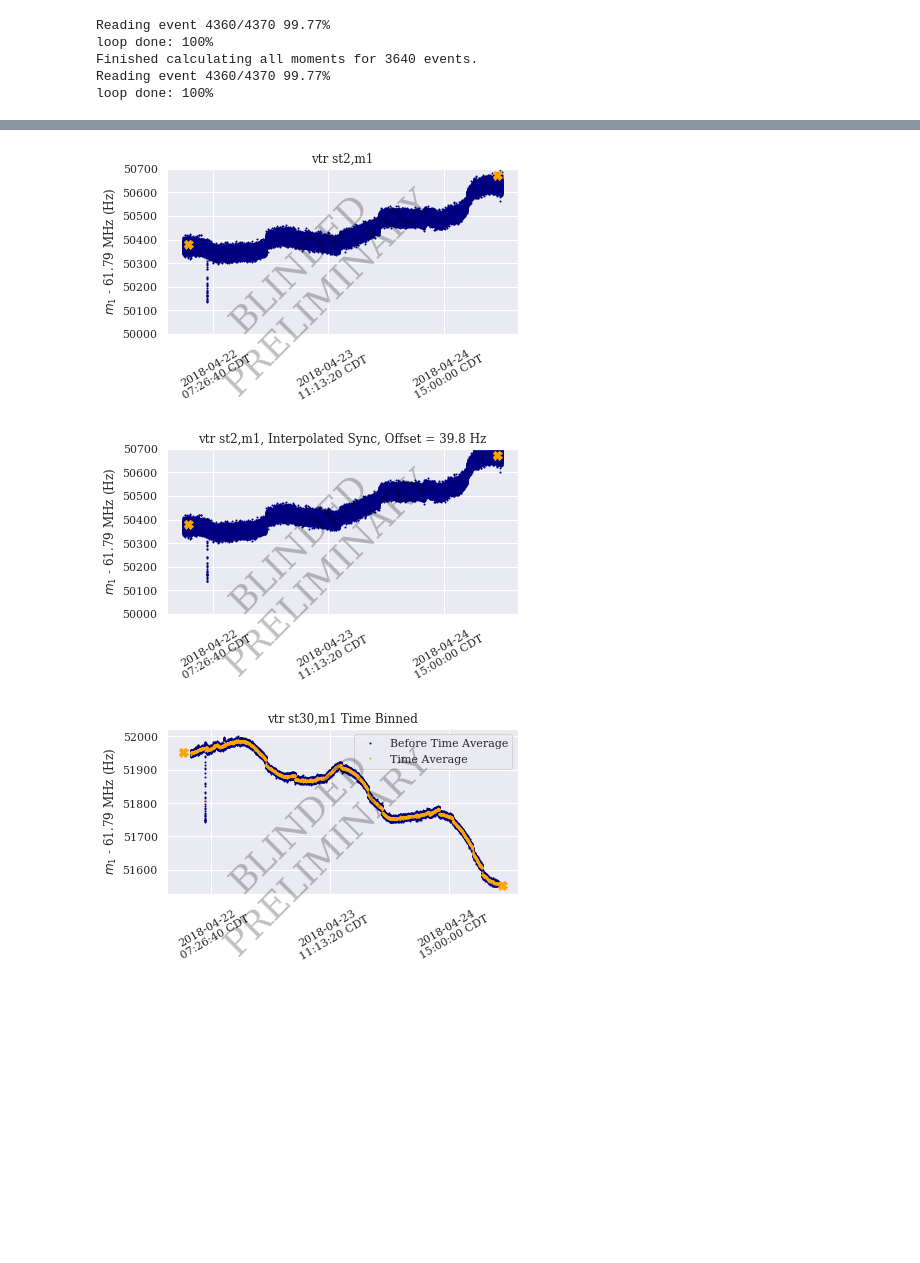
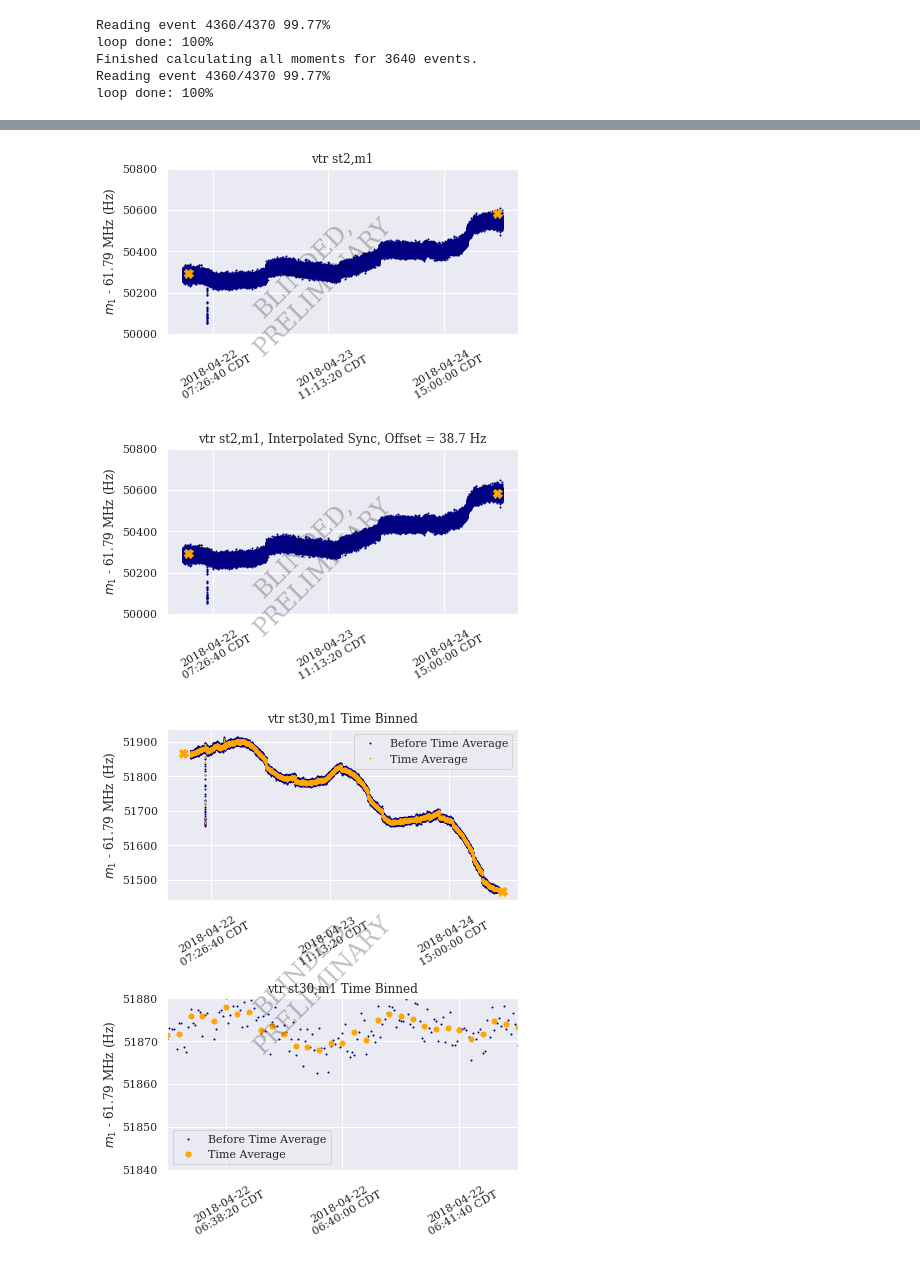
Before and after one commit to aetb/trfp, a Jupyter notebook: sync_test_new_jacobian.ipynb, the cells around one changed output, grey strips where cells are left out. Drawn from its saved outputs; the diff is of its cells as text; code cells hidden in the pictures; blank space fills up the shorter version.

```diff
--- a/sync_test_new_jacobian.ipynb
+++ b/sync_test_new_jacobian.ipynb
@@ -141,7 +141,12 @@ for st in np.arange(72):
     num_probes = len(trfp.STATION_PROBE_ID[st])
     if num_probes == 4:
         num_moments = 4
-        J = trfp.J_4_PROBE
+        if st == 41:
+            J = trfp.J_4_PROBE_ST41
+        elif st == 37 | st == 39:
+            J = trfp.J_4_PROBE_ST37_ST39
+        else:
+            J = trfp.J_4_PROBE
     else:
         num_moments = 5
         if st < 7:
@@ -327,9 +332,9 @@ Finished calculating all moments for 3640 events.
 Reading event 4360/4370 99.77%
 loop done: 100%
 # %%
-# bin in chunks of time (60 -> bins of 30 -> 1 minute bins)
-vtr_time_bin_df = vtr_df.groupby(vtr_df.index//60).mean()
-vtr_time_bin_df.index = 60 * vtr_time_bin_df.index
+# bin in chunks of time (10 -> bins of 5 -> 10 second bins)
+vtr_time_bin_df = vtr_df.groupby(vtr_df.index//10).mean()
+vtr_time_bin_df.index = 10 * vtr_time_bin_df.index
 
 # find azimuthally averaged field
 
@@ -395,8 +400,8 @@ def plt_set_labels(ax, x_label, y_label, title):
     ax.set_title(title)
 
 def fig_watermark(fig):
-    fig.text(0.5, 0.5, 'BLINDED\nPRELIMINARY',
-         fontsize=36, color='black', rotation=45,
+    fig.text(0.5, 0.5, 'BLINDED,\nPRELIMINARY',
+         fontsize=24, color='black', rotation=45,
          ha='center', va='center', alpha=0.25)
 # %%
 # fig:time_grid_sample
@@ -688,7 +736,7 @@ plt.plot(vtr_df_naive.index.values, vtr_df_naive[stm], '.', color='navy', marker
 plt.plot(vtr_tr_run_df_naive.index.values, vtr_tr_run_df_naive[stm], '.', color='navy', markersize=2)
 plt.plot(baseline_time_1[st], tr_baseline_1[st, m-1], 'X', color='orange', markersize=9)
 plt.plot(baseline_time_2[st], tr_baseline_2[st, m-1], 'X', color='orange', markersize=9)
-ax.set_ylim((50000,50700))
+ax.set_ylim((50000,50800))
 plt.locator_params(axis='x', nbins=10)
 plt_unix_time_to_CST(ax)
 plt_set_labels(ax, '', '$m_1$ - 61.79 MHz (Hz)', 'vtr '+stm)
@@ -697,9 +745,9 @@ fig.set_size_inches(single_column_small)
 fig.tight_layout()
 fig_watermark(fig)
 
-# fig.savefig('glitch_demo.png', dpi=600)
+# fig.savefig('glitch_demo.png', dpi=300)
 # %% [output]
-[figure, old version]
+[figure, new version]
 # %%
 # fig:backward_correction_demo
 st = 2
@@ -713,7 +761,7 @@ plt.plot(vtr_df.index.values, vtr_df[stm], '.', color='navy', markersize=2)
 plt.plot(vtr_tr_run_df.index.values, vtr_tr_run_df[stm], '.', color='navy', markersize=2)
 plt.plot(baseline_time_1[st], tr_baseline_1[st, m-1], 'X', color='orange', markersize=9)
 plt.plot(baseline_time_2[st], tr_baseline_2[st, m-1], 'X', color='orange', markersize=9)
-ax.set_ylim((50000,50700))
+ax.set_ylim((50000,50800))
 plt_unix_time_to_CST(ax)
 plt_set_labels(ax, '', '$m_1$ - 61.79 MHz (Hz)',
                'vtr '+stm + ', Interpolated Sync, Offset = %.1f Hz'%sync_offsets[st,0])
@@ -722,35 +770,46 @@ fig.set_size_inches(single_column_small)
 fig.tight_layout()
 fig_watermark(fig)
 
-# fig.savefig('backward_correction_demo.png', dpi=600)
+# fig.savefig('backward_correction_demo.png', dpi=300)
 # %% [output]
-[figure, old version]
+[figure, new version]
 # %%
 # fig:time_binning
 
 st = 30
 m = 1
 stm = 'st' + str(st) +',m'+str(m)
 
-fig, ax = plt.subplots(1,1)
-plt.sca(ax)
+fig, ax = plt.subplots(2,1)
+
+plt.sca(ax[0])
 plt.rcParams["font.family"] = "serif"
 plt.plot(vtr_df.index.values, vtr_df[stm], '.', color='navy', markersize=2, label='Before Time Average')
 plt.plot(vtr_time_bin_df.index.values, vtr_time_bin_df[stm], '.', color='orange', markersize=2, label='Time Average')
 plt.plot(baseline_time_1[st], tr_baseline_1[st, m-1], 'X', color='orange', markersize=9)
 plt.plot(baseline_time_2[st], tr_baseline_2[st, m-1], 'X', color='orange', markersize=9)
-ax.legend()
-# ax.set_ylim((50000,50700))
-plt_unix_time_to_CST(ax)
-plt_set_labels(ax, '', '$m_1$ - 61.79 MHz (Hz)', 'vtr '+stm + ' Time Binned')
+ax[0].legend()
 
-fig.set_size_inches(single_column_small)
+plt_unix_time_to_CST(ax[0])
+plt_set_labels(ax[0], '', '$m_1$ - 61.79 MHz (Hz)', 'vtr '+stm + ' Time Binned')
+
+plt.sca(ax[1])
+plt.rcParams["font.family"] = "serif"
+plt.plot(vtr_df.index.values, vtr_df[stm], '.', color='navy', markersize=2, label='Before Time Average')
+plt.plot(vtr_time_bin_df.index.values, vtr_time_bin_df[stm], '.', color='orange', markersize=10, label='Time Average')
+ax[1].legend()
+ax[1].set_xlim((t_min,t_min+300))
+ax[1].set_ylim((51840,51880))
+plt_unix_time_to_CST(ax[1])
+plt_set_labels(ax[1], '', '$m_1$ - 61.79 MHz (Hz)', 'vtr '+stm + ' Time Binned')
+
+fig.set_size_inches(single_column_large)
 fig.tight_layout()
 fig_watermark(fig)
 
-# fig.savefig('time_binning.png', dpi=600)
+# fig.savefig('time_binning.png', dpi=300)
 # %% [output]
-[figure, old version]
+[figure, new version]
 # %%
 # fig:final_dipole
 fig1,ax1 = plt.subplots(1,1)
```
Also changed, not shown: parts of 7 cells of this notebook, 11 other files.
